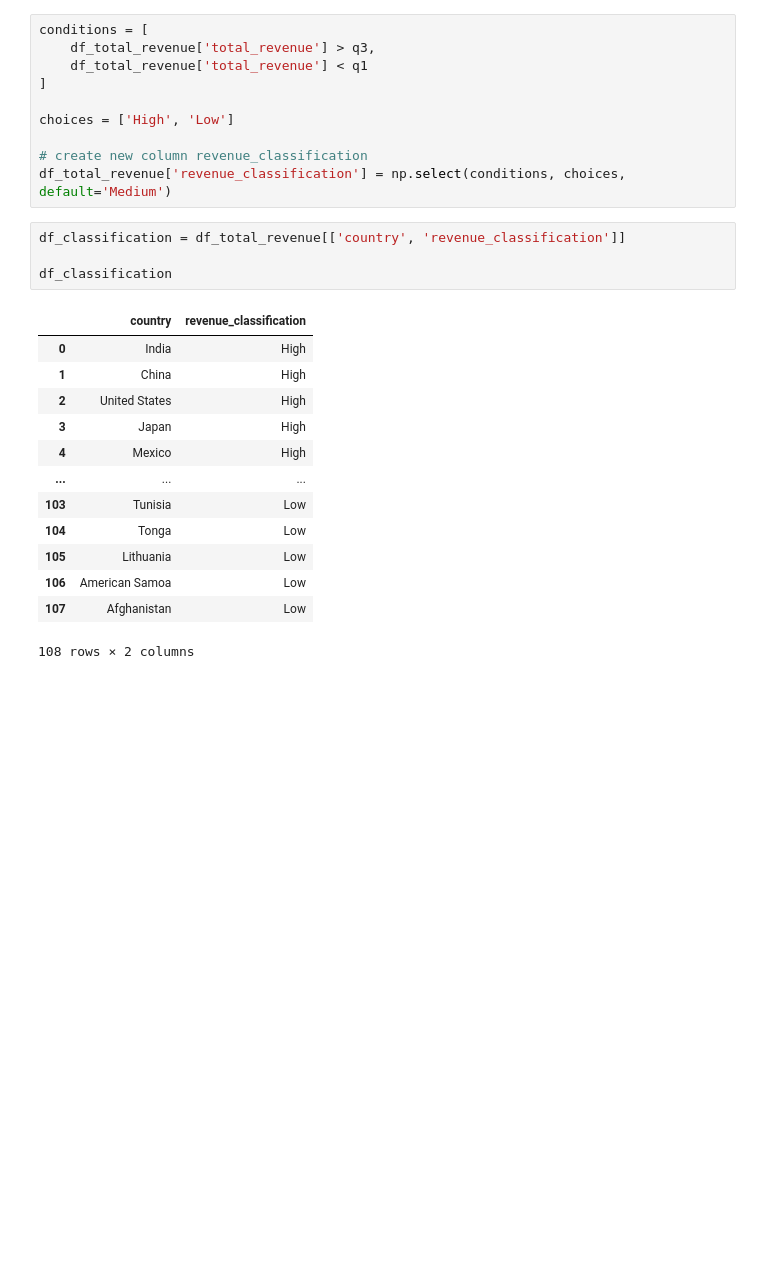
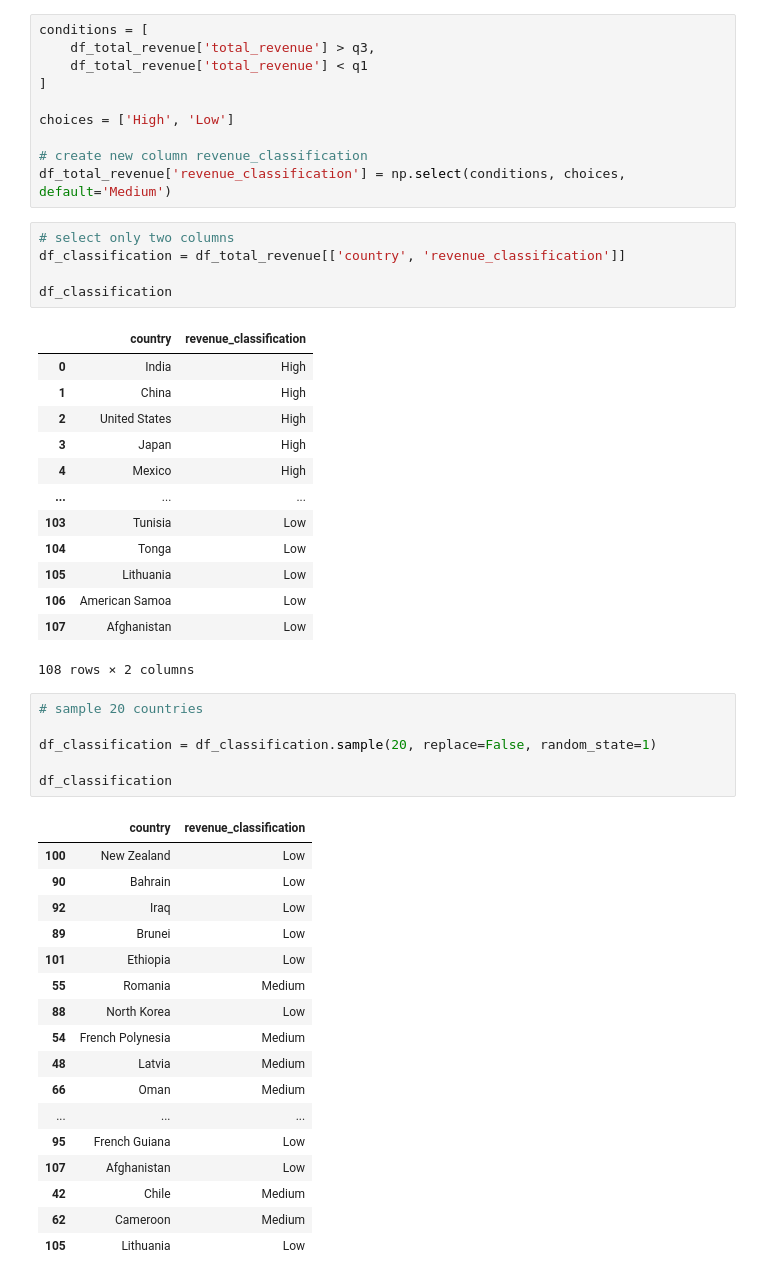
Before and after one commit to shingyipcheung/DVD-rental-database-python-assignment1, a Jupyter notebook: main.ipynb, the cells around one changed output. Cells and saved outputs as stored; diff of their text form; blank space fills up the shorter version.

```diff
--- a/main.ipynb
+++ b/main.ipynb
@@ -201,6 +218,7 @@ choices = ['High', 'Low']
 # create new column revenue_classification
 df_total_revenue['revenue_classification'] = np.select(conditions, choices, default='Medium')
 # %%
+# select only two columns
 df_classification = df_total_revenue[['country', 'revenue_classification']]
 
 df_classification
@@ -218,3 +236,27 @@ df_classification
 | 106 | American Samoa | Low |
 | 107 | Afghanistan | Low |
 108 rows × 2 columns
+# %%
+# sample 20 countries
+
+df_classification = df_classification.sample(20, replace=False, random_state=1)
+
+df_classification
+# %% [output]
+|  | country | revenue_classification |
+| 100 | New Zealand | Low |
+| 90 | Bahrain | Low |
+| 92 | Iraq | Low |
+| 89 | Brunei | Low |
+| 101 | Ethiopia | Low |
+| 55 | Romania | Medium |
+| 88 | North Korea | Low |
+| 54 | French Polynesia | Medium |
+| 48 | Latvia | Medium |
+| 66 | Oman | Medium |
+| ... | ... | ... |
+| 95 | French Guiana | Low |
+| 107 | Afghanistan | Low |
+| 42 | Chile | Medium |
+| 62 | Cameroon | Medium |
+| 105 | Lithuania | Low |
```
Also changed, not shown: parts of 8 cells of this notebook.
